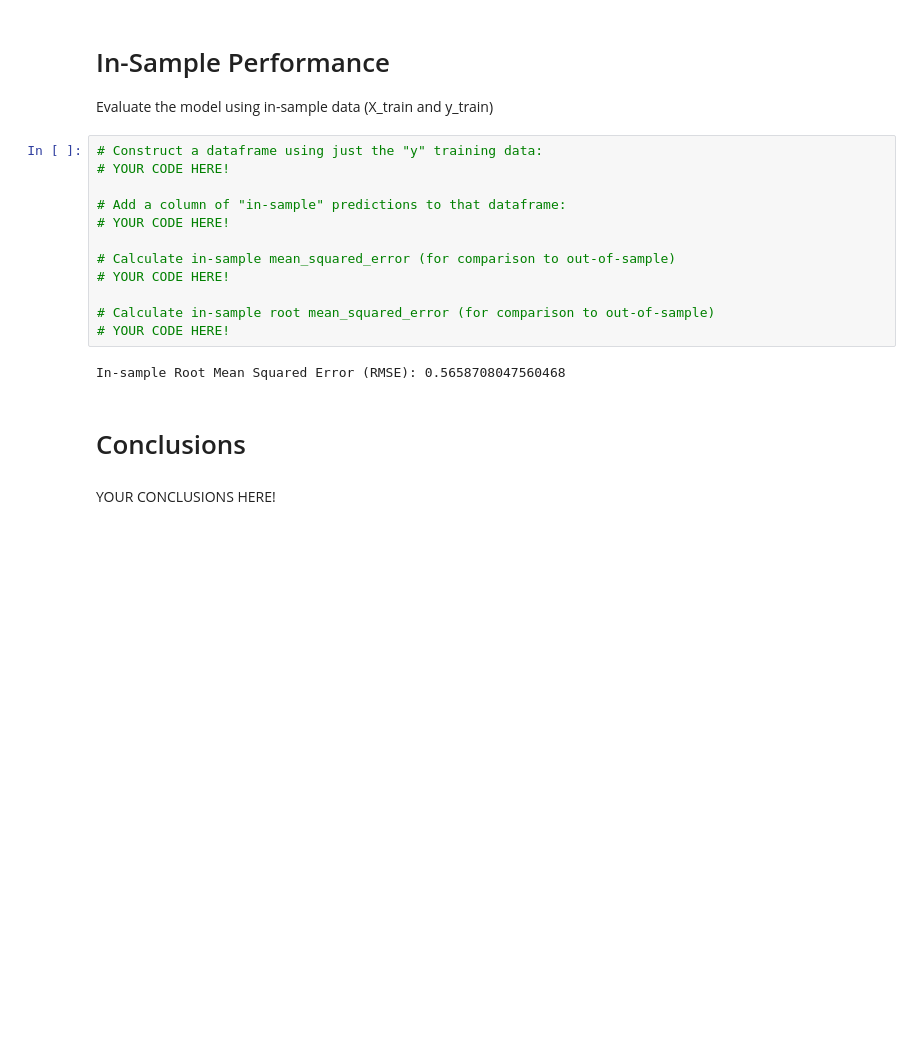
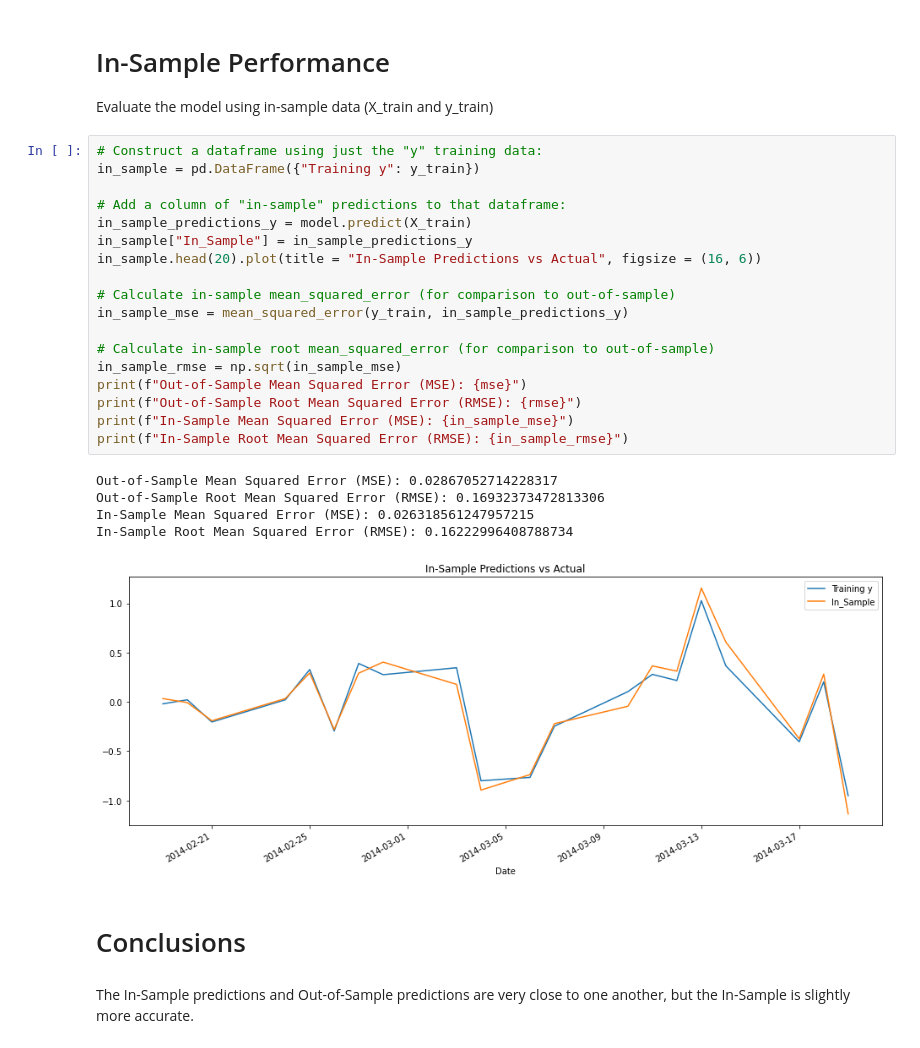
Before and after one commit to BenMcCright/Forecasting_Yen_Vs_USD, a Jupyter notebook: Starter_Code/regression_analysis.ipynb, the cells around one changed output. Cells and saved outputs as stored; diff of their text form; blank space fills up the shorter version.

```diff
--- a/Starter_Code/regression_analysis.ipynb
+++ b/Starter_Code/regression_analysis.ipynb
@@ -157,19 +159,29 @@ Out-of-Sample Root Mean Squared Error (RMSE): 0.41521675083603804
 Evaluate the model using in-sample data (X_train and y_train)
 # %%
 # Construct a dataframe using just the "y" training data:
-# YOUR CODE HERE!
+in_sample = pd.DataFrame({"Training y": y_train})
 
 # Add a column of "in-sample" predictions to that dataframe:
-# YOUR CODE HERE!
+in_sample_predictions_y = model.predict(X_train)
+in_sample["In_Sample"] = in_sample_predictions_y
+in_sample.head(20).plot(title = "In-Sample Predictions vs Actual", figsize = (16, 6))
 
 # Calculate in-sample mean_squared_error (for comparison to out-of-sample)
-# YOUR CODE HERE!
+in_sample_mse = mean_squared_error(y_train, in_sample_predictions_y)
 
 # Calculate in-sample root mean_squared_error (for comparison to out-of-sample)
-# YOUR CODE HERE!
+in_sample_rmse = np.sqrt(in_sample_mse)
+print(f"Out-of-Sample Mean Squared Error (MSE): {mse}")
+print(f"Out-of-Sample Root Mean Squared Error (RMSE): {rmse}")
+print(f"In-Sample Mean Squared Error (MSE): {in_sample_mse}")
+print(f"In-Sample Root Mean Squared Error (RMSE): {in_sample_rmse}")
 # %% [output]
-In-sample Root Mean Squared Error (RMSE): 0.5658708047560468
+Out-of-Sample Mean Squared Error (MSE): 0.02867052714228317
+Out-of-Sample Root Mean Squared Error (RMSE): 0.16932373472813306
+In-Sample Mean Squared Error (MSE): 0.026318561247957215
+In-Sample Root Mean Squared Error (RMSE): 0.16222996408788734
+[figure, added]
 # %% [markdown]
 # Conclusions
-# %% [markdown]
-YOUR CONCLUSIONS HERE!
+# %% [markdown]
+The In-Sample predictions and Out-of-Sample predictions are very close to one another, but the In-Sample is slightly more accurate.
```
Also changed, not shown: parts of 2 cells of this notebook.
